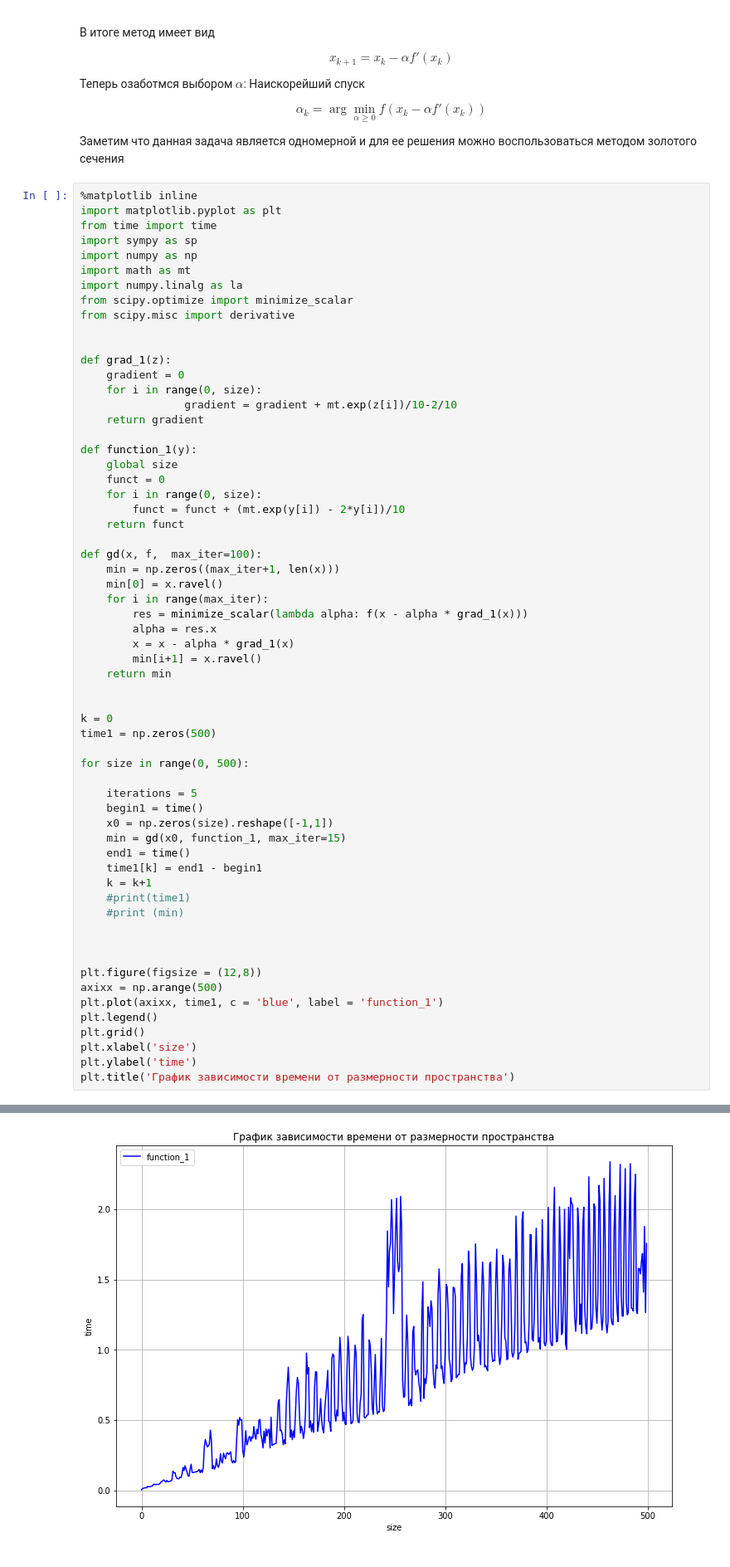
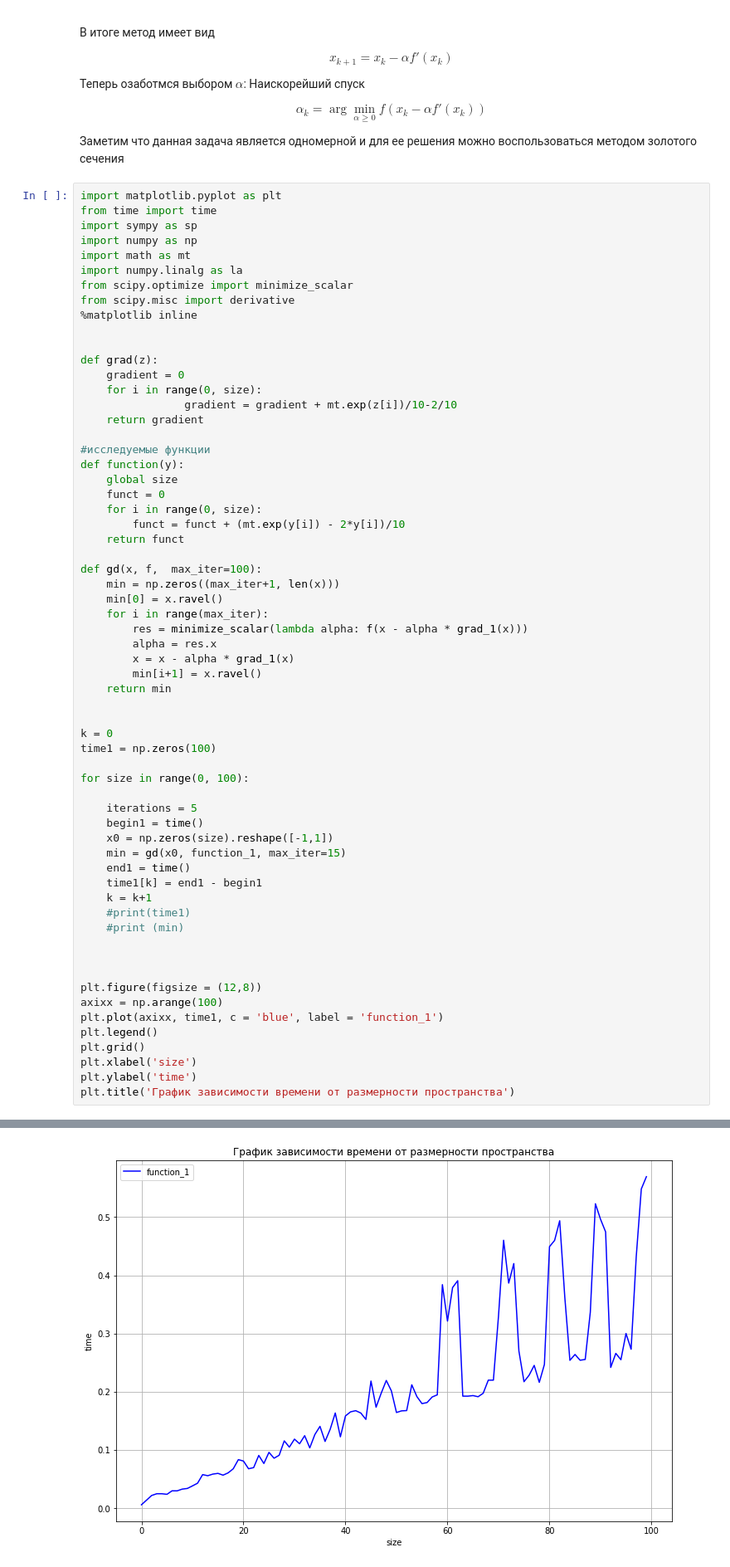
Before and after one commit to EvgeniaKomleva/OptimizationMethods, a Jupyter notebook: GradientnySpusk (1).ipynb, the cells around one changed output, grey strips where cells are left out. Shown: that part at 83% size. Drawn from its saved outputs; the diff is of its cells as text.

```diff
--- a/GradientnySpusk (1).ipynb
+++ b/GradientnySpusk (1).ipynb
@@ -37,7 +37,6 @@ $$
 
 Заметим что данная задача является одномерной и для ее решения можно воспользоваться методом золотого сечения
 # %%
-%matplotlib inline
 import matplotlib.pyplot as plt
 from time import time
 import sympy as sp
@@ -46,15 +45,17 @@ import math as mt
 import numpy.linalg as la
 from scipy.optimize import minimize_scalar
 from scipy.misc import derivative
+%matplotlib inline
 
 
-def grad_1(z):
+def grad(z):
     gradient = 0
     for i in range(0, size):
                 gradient = gradient + mt.exp(z[i])/10-2/10
     return gradient
 
-def function_1(y):
+#исследуемые функции
+def function(y):
     global size
     funct = 0
     for i in range(0, size):
@@ -69,35 +70,35 @@ def gd(x, f,  max_iter=100):
         alpha = res.x
         x = x - alpha * grad_1(x)
         min[i+1] = x.ravel()
     return min
 
 
 k = 0
-time1 = np.zeros(500)
+time1 = np.zeros(100)
 
-for size in range(0, 500):
+for size in range(0, 100):
 
     iterations = 5
     begin1 = time()
     x0 = np.zeros(size).reshape([-1,1])
     min = gd(x0, function_1, max_iter=15)
     end1 = time()
     time1[k] = end1 - begin1
     k = k+1
     #print(time1)
     #print (min)
 
 
 
 plt.figure(figsize = (12,8))
-axixx = np.arange(500)
+axixx = np.arange(100)
 plt.plot(axixx, time1, c = 'blue', label = 'function_1')
 plt.legend()
 plt.grid()
 plt.xlabel('size')
 plt.ylabel('time')
 plt.title('График зависимости времени от размерности пространства')
 # %% [output]
 Text(0.5, 1.0, 'График зависимости времени от размерности пространства')
-[figure, old version]
+[figure, new version]
 # %%
```
Also changed, not shown: parts of 4 cells of this notebook.
